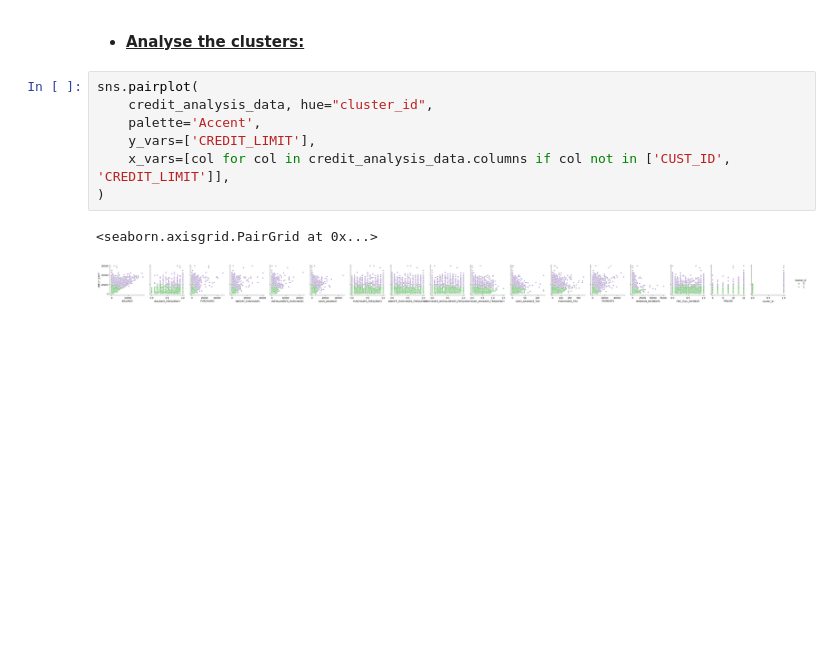
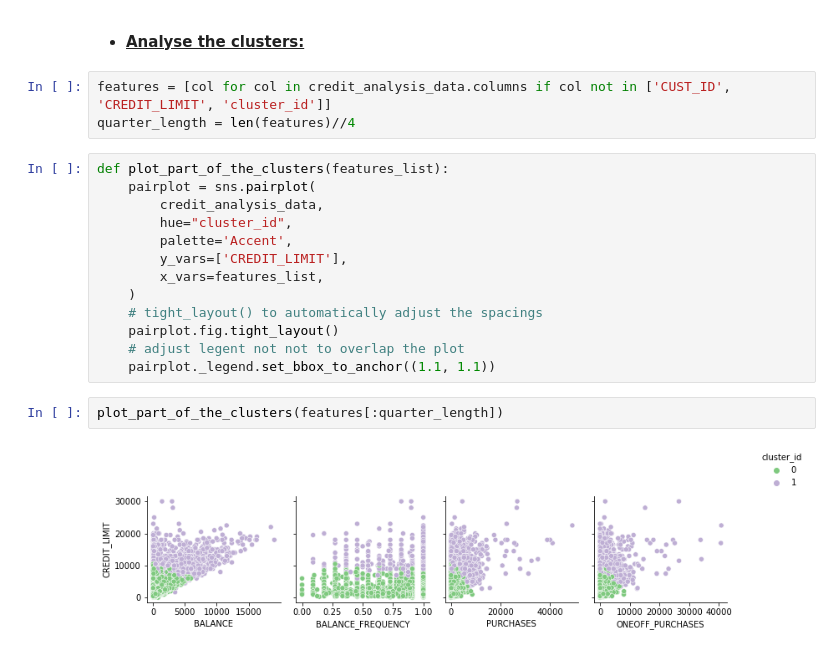
Before and after one commit to eugene-petrash/knn_classification_regression_and_k_means_clustering, a Jupyter notebook: model.ipynb, the cells around one changed output. Saved outputs shown, nothing was run; the diff lists cells and outputs as text; blank space fills up the shorter version.

Commit message:
Splited plots at the bottom

```diff
--- a/model.ipynb
+++ b/model.ipynb
@@ -740,12 +740,22 @@ credit_analysis_data = add_cluster_id_column_to_df(credit_analysis_data, labels)
 <a id="Analyse_the_clusters_Analyse_the_entire_credit_analysis_data_K_Means_Clustering"></a>
 * **<ins>Analyse the clusters:<ins>**
 # %%
-sns.pairplot(
-    credit_analysis_data, hue="cluster_id",
-    palette='Accent',
-    y_vars=['CREDIT_LIMIT'],
-    x_vars=[col for col in credit_analysis_data.columns if col not in ['CUST_ID', 'CREDIT_LIMIT']],
-)
+features = [col for col in credit_analysis_data.columns if col not in ['CUST_ID', 'CREDIT_LIMIT', 'cluster_id']]
+quarter_length = len(features)//4
-# %% [output]
-<seaborn.axisgrid.PairGrid at 0x...>
-[figure, removed]
+# %%
+def plot_part_of_the_clusters(features_list):
+    pairplot = sns.pairplot(
+        credit_analysis_data,
+        hue="cluster_id",
+        palette='Accent',
+        y_vars=['CREDIT_LIMIT'],
+        x_vars=features_list,
+    )
+    # tight_layout() to automatically adjust the spacings
+    pairplot.fig.tight_layout()
+    # adjust legent not not to overlap the plot
+    pairplot._legend.set_bbox_to_anchor((1.1, 1.1))
+# %%
+plot_part_of_the_clusters(features[:quarter_length])
+# %% [output]
+[figure, added]
```
Also changed, not shown: parts of 11 cells of this notebook.
